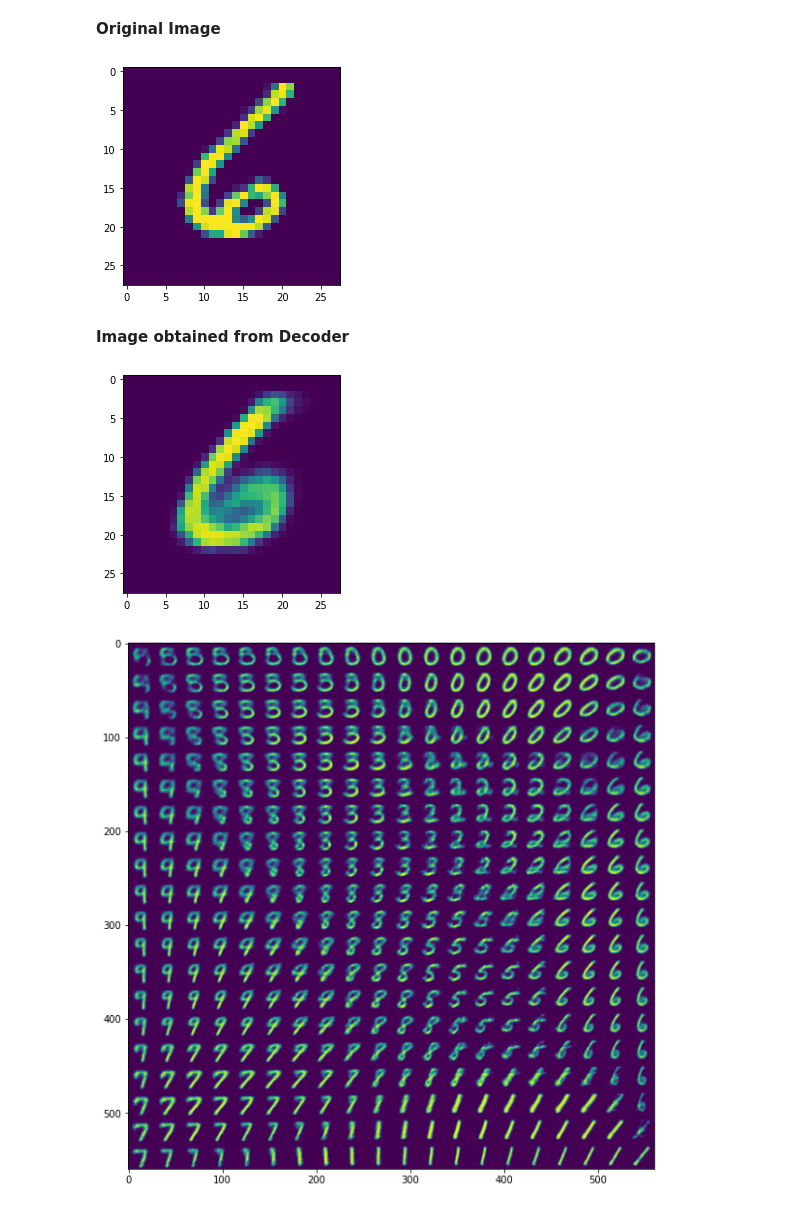
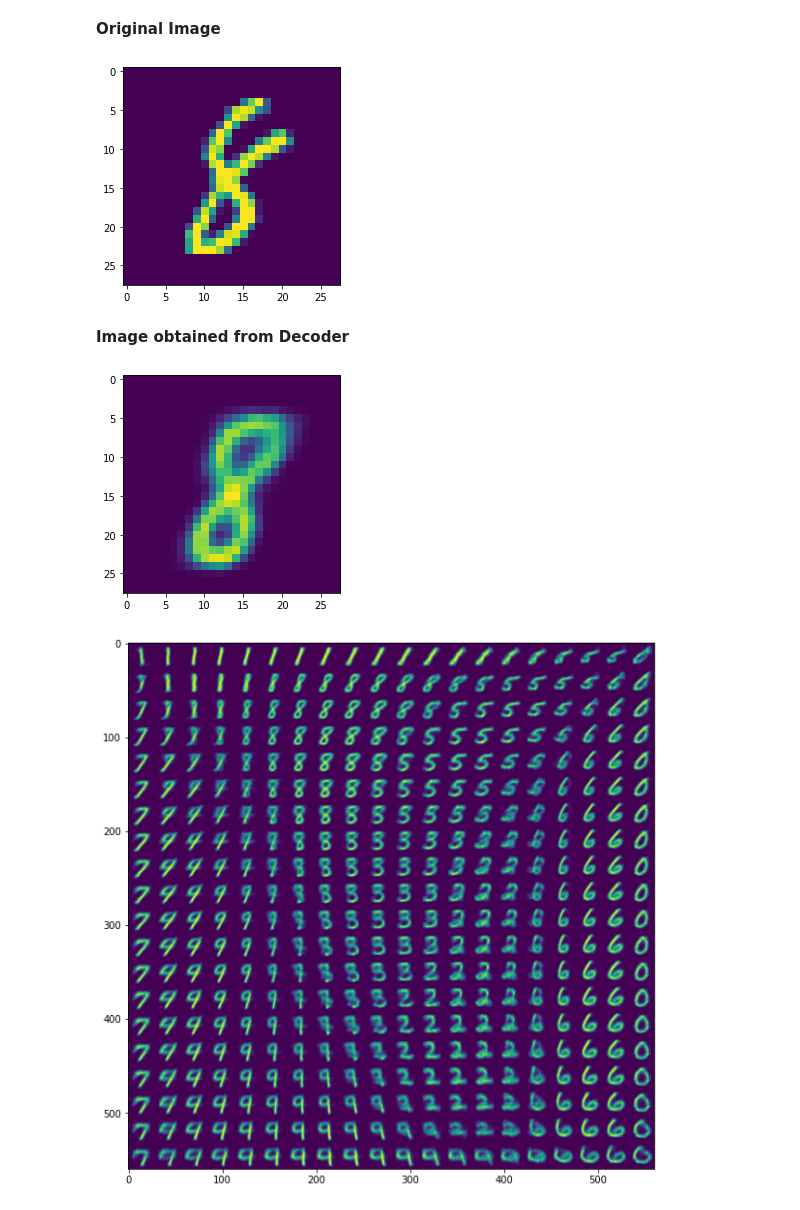
Before and after one commit to ayush12gupta/Probabilistic-ML, a Jupyter notebook: VAE.ipynb, the cells around one changed output. Cells and saved outputs as stored; diff of their text form; code cells hidden in the pictures.

```diff
--- a/VAE.ipynb
+++ b/VAE.ipynb
@@ -32,21 +32,26 @@ class VAE(nn.Module):
     def __init__(self):
       super(VAE,self).__init__()
       dim=2
-      n=
       self.enco_conv=nn.Sequential(nn.Conv2d(1,32,kernel_size=4,stride=2,padding=1),
                                    nn.BatchNorm2d(32),
-                                   nn.ReLU(),
+                                   nn.LeakyReLU(0.1,inplace=True),
                                    nn.Conv2d(32,64,kernel_size=3,stride=1,padding=1),
                                    nn.BatchNorm2d(64),
-                                   nn.ReLU(),
+                                   nn.LeakyReLU(0.1,inplace=True),
                                    nn.Conv2d(64,128,kernel_size=4,stride=2,padding=1),
                                    nn.BatchNorm2d(128),
-                                   nn.ReLU())
+                                   nn.LeakyReLU(0.1,inplace=True),
+                                   nn.Conv2d(128 ,64 ,kernel_size = 3 ,stride = 1 ,padding = 1) ,
+                                   nn.BatchNorm2d(64) ,
+                                   nn.LeakyReLU(0.2 ,inplace = True))
 
-      self.mu=nn.Linear(128*7*7,dim)
-      self.logvar=nn.Linear(128*7*7,dim)
-      self.fc=nn.Linear(dim,128*7*7)
-      self.decode=nn.Sequential(nn.ConvTranspose2d(128,64,kernel_size=4,stride=2,padding=1),
+      self.mu=nn.Linear(64*7*7,dim)
+      self.logvar=nn.Linear(64*7*7,dim)
+      self.fc=nn.Linear(dim,64*7*7)
+      self.decode=nn.Sequential( nn.ConvTranspose2d(64 ,128 ,kernel_size = 3 ,stride = 1 ,padding = 1) ,
+                                 nn.BatchNorm2d(128) ,
+                                 nn.ReLU(),
+                                 nn.ConvTranspose2d(128,64,kernel_size=4,stride=2,padding=1),
                                  nn.BatchNorm2d(64),
                                  nn.ReLU(),
                                  nn.ConvTranspose2d(64,32,kernel_size=3,stride=1,padding=1),
@@ -69,7 +74,7 @@ class VAE(nn.Module):
 
     def decoder(self, x):  #x:100x2
         out=self.fc(x)
-        out=self.decode(out.view(x.size(0),128,7,7))
+        out=self.decode(out.view(x.size(0),64,7,7))
         return out
 
     def forward(self, x):
@@ -162,28 +167,28 @@ with torch.no_grad():
         #output = vae(X.view(-1,784))
 
 #print(X.shape,y)
-plt.imshow(X[8].view(28,28))
+plt.imshow(X[0].view(28,28))
 plt.savefig('original')
 plt.show()
 # %% [output]
-[figure, old version]
+[figure, new version]
 # %% [markdown]
 **Image obtained from Decoder**
 # %%
 #print(X[0].shape)
 X=X.cuda()
 vae.cuda()
 
-mu,logvar,out= vae.forward(X[8].view(1,1,28,28))
+mu,logvar,out= vae.forward(X[0].view(1,1,28,28))
 out = out.view(28,28)
 out = out.cpu()
 out = out.detach().numpy()
 #print(out[0])
 plt.imshow(out)
 plt.savefig('decode')
 plt.show()
 # %% [output]
-[figure, old version]
+[figure, new version]
 # %%
 def visualise(model, num):
     grid = np.zeros([28*num,28*num])
@@ -206,4 +211,4 @@ def visualise(model, num):
 
 visualise(vae,20)
 # %% [output]
-[figure, old version]
+[figure, new version]
```
Also changed, not shown: parts of 1 cell of this notebook.
